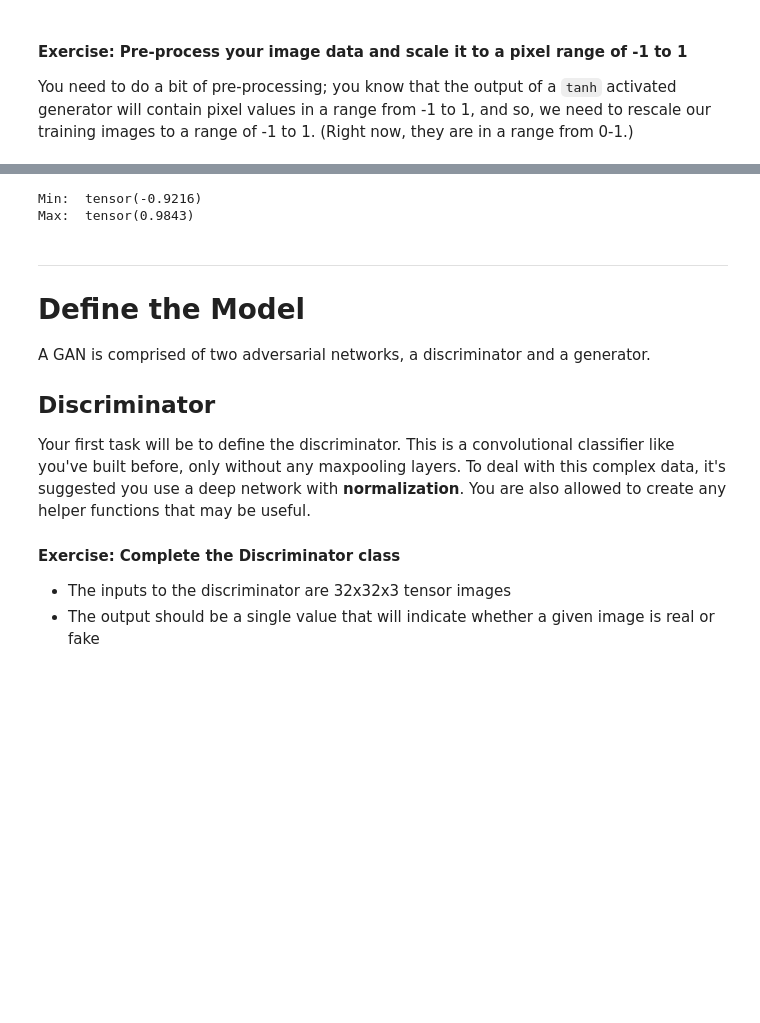
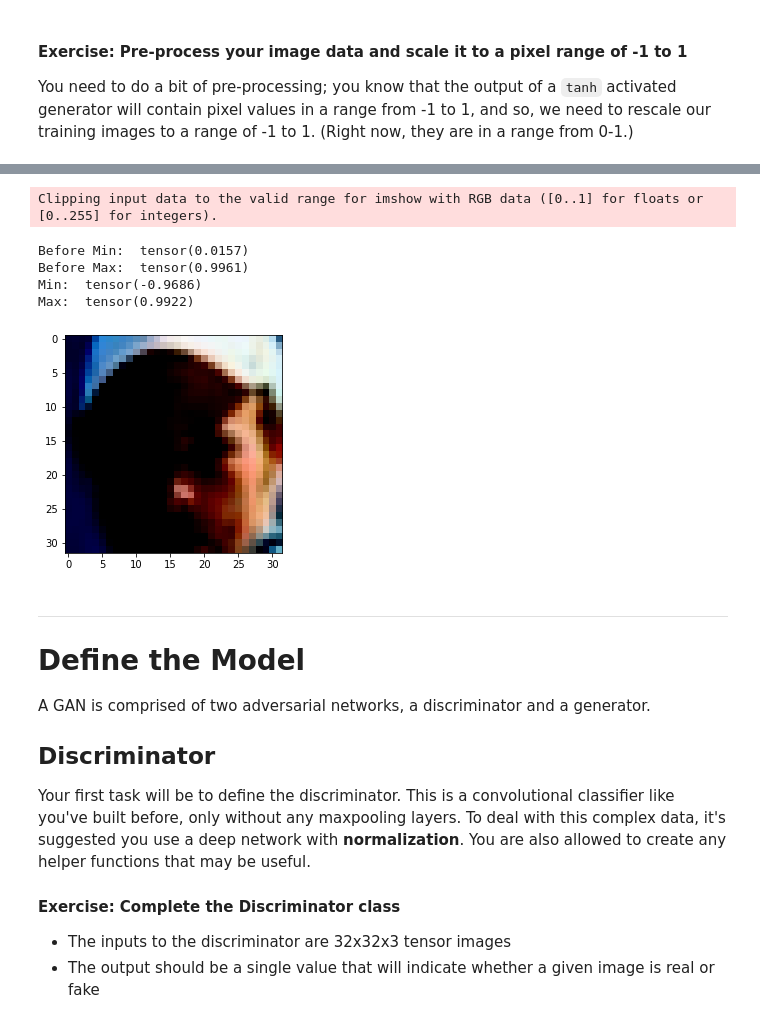
Before and after one commit to CR-AI-Repos/udacity_project_facegeneration, a Jupyter notebook: dlnd_face_generation.ipynb, the cells around one changed output, grey strips where cells are left out. Cells and saved outputs as stored; diff of their text form; code cells hidden in the pictures; blank space fills up the shorter version.

```diff
--- a/dlnd_face_generation.ipynb
+++ b/dlnd_face_generation.ipynb
@@ -142,17 +147,24 @@ def scale(x, feature_range=(-1, 1)):
 # %%
 """
 DON'T MODIFY ANYTHING IN THIS CELL THAT IS BELOW THIS LINE
 """
 # check scaled range
 # should be close to -1 to 1
-img = images[0]
+
+print('Before Min: ', img.min())
+print('Before Max: ', img.max())
 scaled_img = scale(img)
 
 print('Min: ', scaled_img.min())
 print('Max: ', scaled_img.max())
+imshow(scaled_img)
 # %% [output]
-Min:  tensor(-0.9216)
-Max:  tensor(0.9843)
+Clipping input data to the valid range for imshow with RGB data ([0..1] for floats or [0..255] for integers).
+Before Min:  tensor(0.0157)
+Before Max:  tensor(0.9961)
+Min:  tensor(-0.9686)
+Max:  tensor(0.9922)
+[figure, added]
 # %% [markdown]
 ---
 # Define the Model
```
Also changed, not shown: parts of 3 cells of this notebook.
